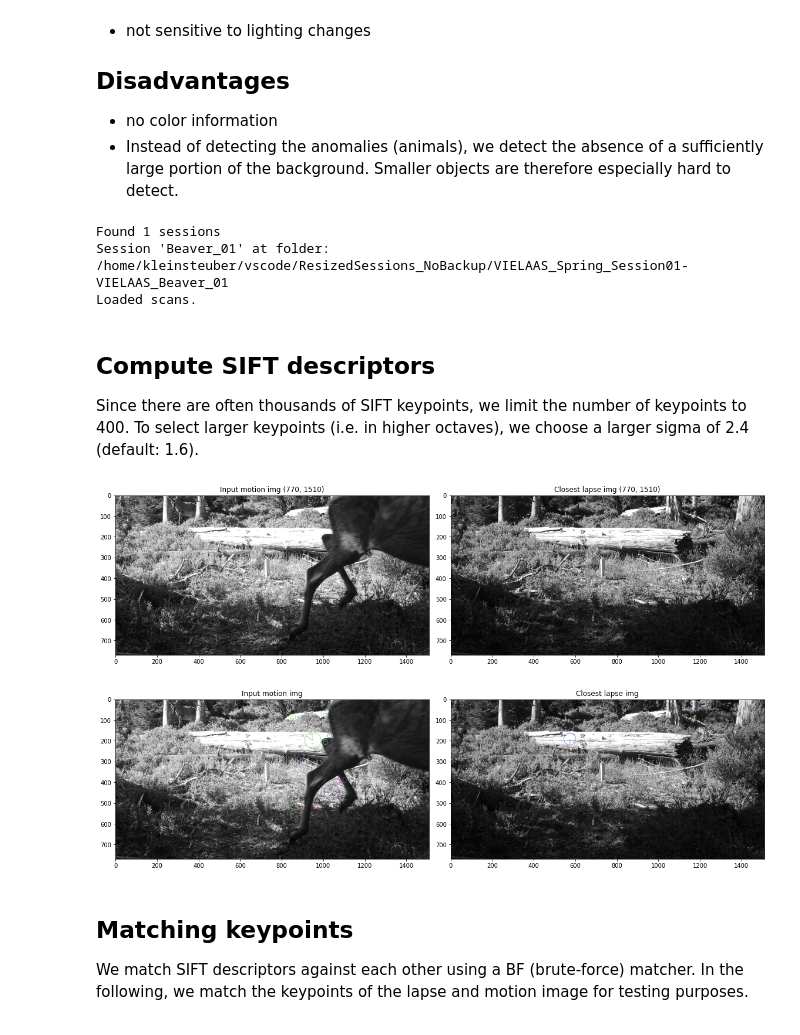
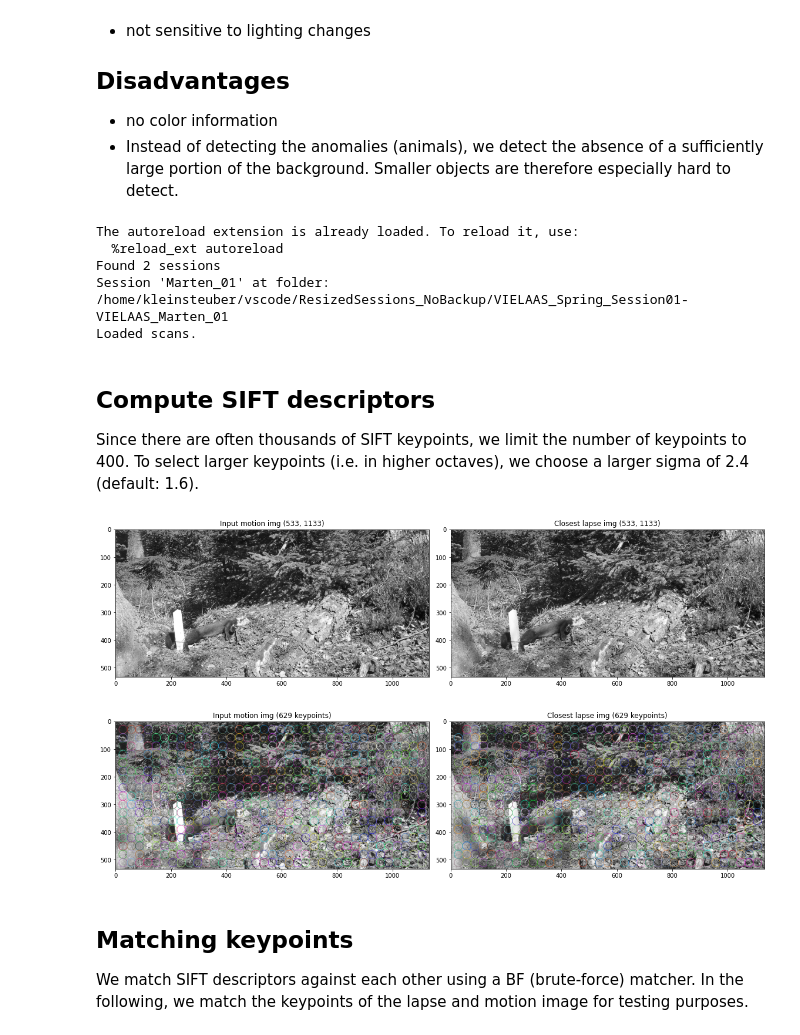
Before and after one commit to kleincode/camera-trap-anomaly-detection, a Jupyter notebook: approach3_local_features.ipynb, the cells around one changed output. Saved outputs shown, nothing was run; the diff lists cells and outputs as text; code cells hidden in the pictures.

```diff
--- a/approach3_local_features.ipynb
+++ b/approach3_local_features.ipynb
@@ -24,13 +24,14 @@ from py.Dataset import Dataset
 from py.ImageUtils import display_images
 
 DIR = '/home/kleinsteuber/vscode/ResizedSessions_NoBackup' # dataset directory
-SCALE = 1 # scaling factor for all images
 
 ds = Dataset(DIR)
-session = ds.create_session("beaver_01")
+session = ds.create_session("marten_01")
 # %% [output]
-Found 1 sessions
-Session 'Beaver_01' at folder: /home/kleinsteuber/vscode/ResizedSessions_NoBackup/VIELAAS_Spring_Session01-VIELAAS_Beaver_01
+The autoreload extension is already loaded. To reload it, use:
+  %reload_ext autoreload
+Found 2 sessions
+Session 'Marten_01' at folder: /home/kleinsteuber/vscode/ResizedSessions_NoBackup/VIELAAS_Spring_Session01-VIELAAS_Marten_01
 Loaded scans.
 # %% [markdown]
 ## Compute SIFT descriptors
@@ -38,25 +39,35 @@ Since there are often thousands of SIFT keypoints, we limit the number of keypoi
 # %%
 # Get motion image and closest lapse image for comparison
 motion_img = session.get_random_motion_image(day_only=True)
 before_img, after_img, rel = motion_img.get_closest_lapse_images()
 closest_img = before_img if rel <= 0.5 else after_img
 
 # read and display images
-img = motion_img.read_opencv(scale=SCALE, gray=True)
-comp_img = closest_img.read_opencv(scale=SCALE, gray=True)
+img = motion_img.read_opencv(gray=True)
+comp_img = closest_img.read_opencv(gray=True)
 display_images([img, comp_img], [f"Input motion img {img.shape}", f"Closest lapse img {comp_img.shape}"], cmap="gray")
 # %% [output]
-[figure, old version]
+[figure, new version]
 # %%
-sift = cv.SIFT_create(400, sigma=2.4) # default sigma=1.6
-img_kp, img_des = sift.detectAndCompute(img, None)
-comp_img_kp, comp_img_des = sift.detectAndCompute(comp_img, None)
+def dense_keypoints(img, step=30, off=(15, 12)):
+    border_dist = (step + 1) // 2
+    return [cv.KeyPoint(x, y, step) for y in range(border_dist + off[0], img.shape[0] - border_dist, step)
+                                    for x in range(border_dist + off[1], img.shape[1] - border_dist, step)]
+
+sift = cv.SIFT_create()
+
+img_kp = dense_keypoints(img)
+img_kp, img_des = sift.compute(img, img_kp)
+
+comp_img_kp = dense_keypoints(comp_img)
+comp_img_kp, comp_img_des = sift.compute(comp_img, comp_img_kp)
+
 kp_img = cv.drawKeypoints(img, img_kp, img, flags=cv.DRAW_MATCHES_FLAGS_DRAW_RICH_KEYPOINTS)
 comp_kp_img = cv.drawKeypoints(comp_img, comp_img_kp, comp_img, flags=cv.DRAW_MATCHES_FLAGS_DRAW_RICH_KEYPOINTS)
 
-display_images([kp_img, comp_kp_img], [f"Input motion img", f"Closest lapse img"])
+display_images([kp_img, comp_kp_img], [f"Input motion img ({len(img_kp)} keypoints)", f"Closest lapse img ({len(comp_img_kp)} keypoints)"])
 # %% [output]
-[figure, old version]
+[figure, new version]
 # %% [markdown]
 ## Matching keypoints
 We match SIFT descriptors against each other using a BF (brute-force) matcher. In the following, we match the keypoints of the lapse and motion image for testing purposes.
```
Also changed, not shown: parts of 3 cells of this notebook, 5 other files.
